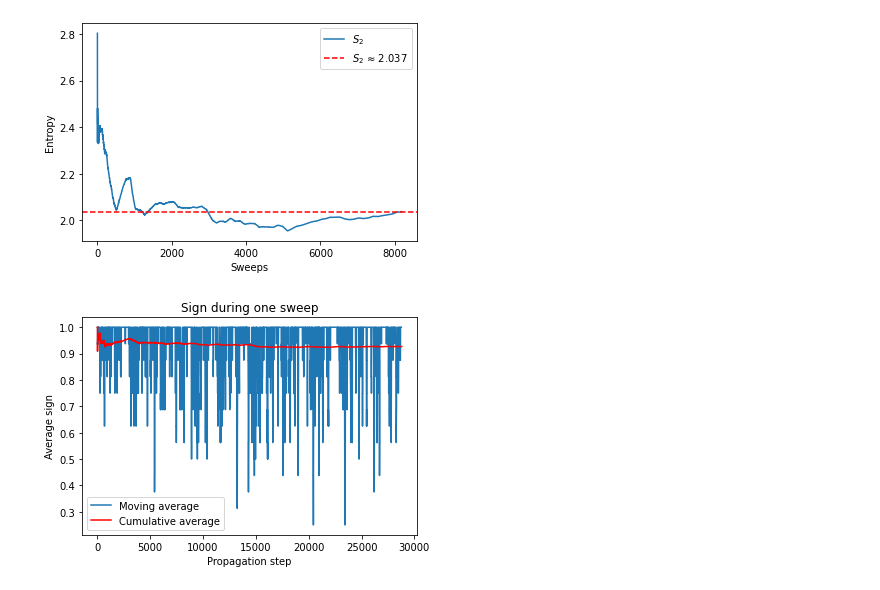
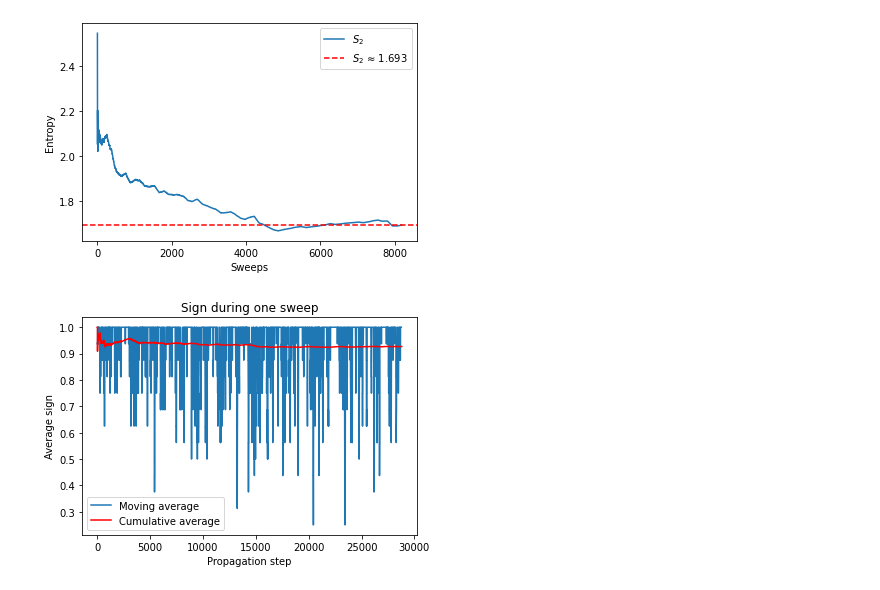
Before and after one commit to Terkadur/AFQMC, a Jupyter notebook: plot.ipynb, the cells around one changed output. Drawn from its saved outputs; the diff is of its cells as text; code cells hidden in the pictures.

```diff
--- a/plot.ipynb
+++ b/plot.ipynb
@@ -124,9 +124,9 @@ def plot_etgent_conv(EtgEnt_path, filling=None, U=None, partition=None):
     plt.ylabel("Entropy")
     plt.legend()
 # %%
-plot_etgent_conv("./attr_data/3x3/sym/processed/EtgEnt_LA3_U-2.0_beta50.0.jld", filling=12)
+plot_etgent_conv("./attr_data/3x3/asym/processed/EtgEnt_unbalanced_LA3_U-2.0_beta50.0.jld", filling=(2,6))
 # %% [output]
-[figure, old version]
+[figure, new version]
 # %%
 file = h5py.File("./data/test/PropSgn_LA8_N24_U14.0_beta18.0_seed1234.jld")
 
```
Also changed, not shown: 34 other files.
